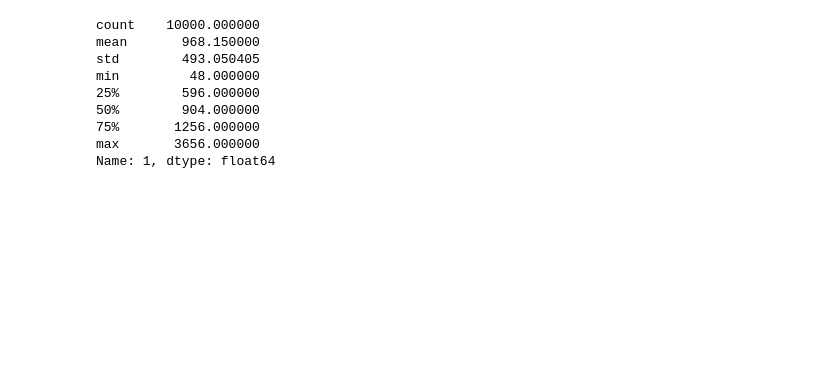
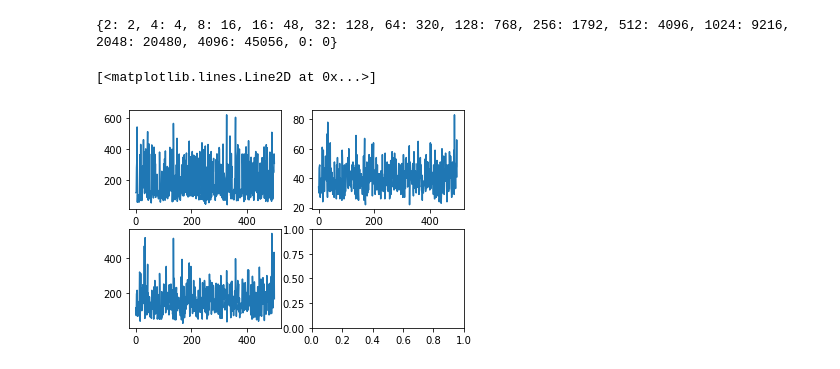
Before and after one commit to newmancu/DQN_2048, a Jupyter notebook: AI.ipynb, the cells around one changed output. Drawn from its saved outputs; the diff is of its cells as text; code cells hidden in the pictures; blank space fills up the shorter version.

```diff
--- a/AI.ipynb
+++ b/AI.ipynb
@@ -186,12 +16,42 @@ Name: 1, dtype: float64
-# %%
-data[1].describe()
-# %% [output]
-count    10000.000000
-mean       968.150000
-std        493.050405
-min         48.000000
-25%        596.000000
-50%        904.000000
-75%       1256.000000
-max       3656.000000
-Name: 1, dtype: float64
+# %%
+class PolicyNet(nn.Module):
+    def __init__(self):
+        super(PolicyNet, self).__init__()
+        self.layers_stack = nn.Sequential(
+            nn.Linear(16, 32),
+            nn.ReLU(),
+            nn.Linear(32, 16),
+            nn.ReLU(),
+            nn.Linear(16, 4),
+            nn.Softmax()
+        )
+        self.move_list = ((-1,0), (1,0), (0,-1), (0,1))
+
+    def forward(self, x):
+        y = self.layers_stack(x)
+        return y
+
+    def decode(self, v):
+        return self.move_list[torch.argmax(v)]
+# %%
+def loss_fn(y, target):
+  return F.l1_loss(y, target)
+
+def count_w_score(field, w, coef=.5):
+  c = {i:1 for i in field}
+  score = 0
+  for d in field:
+    score += w[d]*c[d]
+    c[d] = max(c[d], coef)
+  return score
+# %%
+I = 12
+w = [0]*I
+for i in range(1,I):
+  w[i] = 2**(i+1) + 2*w[i-1]
+w[0] = 2
+wd = {2**(i+1):w[i] for i in range(I)}
+wd[0] = 0
+print(wd)
+# %% [output]
+{2: 2, 4: 4, 8: 16, 16: 48, 32: 128, 64: 320, 128: 768, 256: 1792, 512: 4096, 1024: 9216, 2048: 20480, 4096: 45056, 0: 0}
@@ -197,0 +147,8 @@ Name: 1, dtype: float64
+# %%
+fig, axs = plt.subplots(2,2)
+axs[0][0].plot(gLoss)
+axs[0][1].plot(gMoves)
+axs[1][0].plot(gScores)
+# %% [output]
+[<matplotlib.lines.Line2D at 0x...>]
+[figure, added]
```
Also changed, not shown: parts of 13 cells of this notebook, 6 other files.
